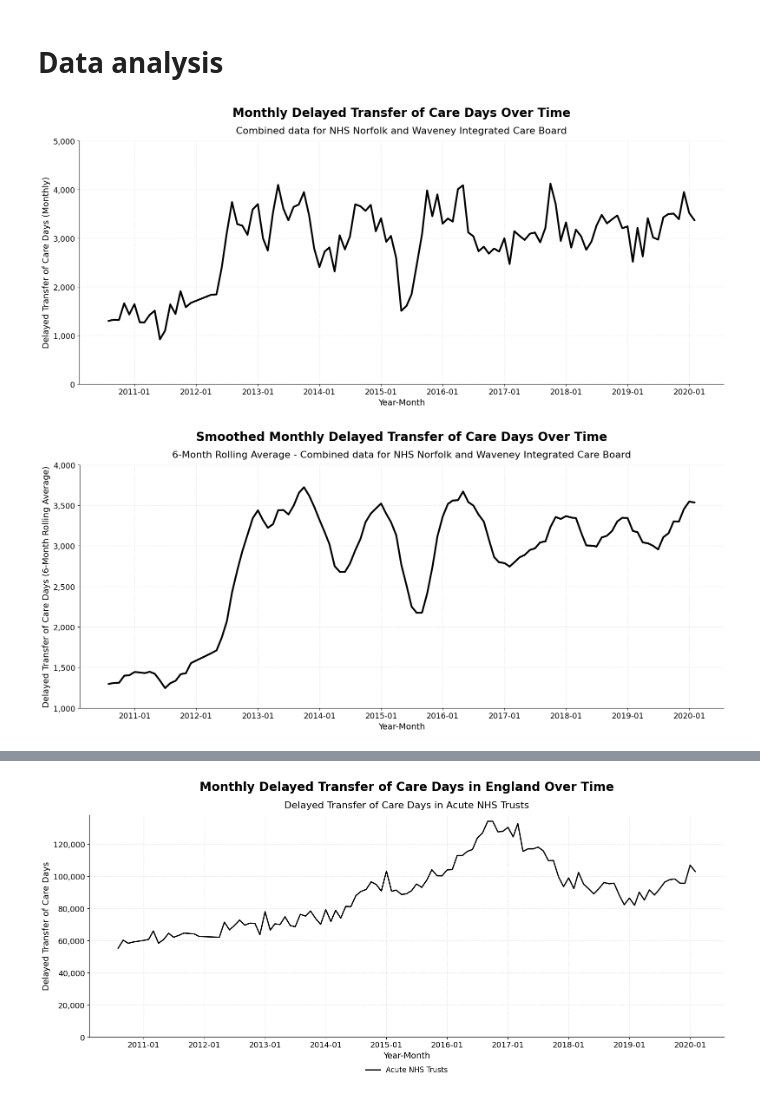
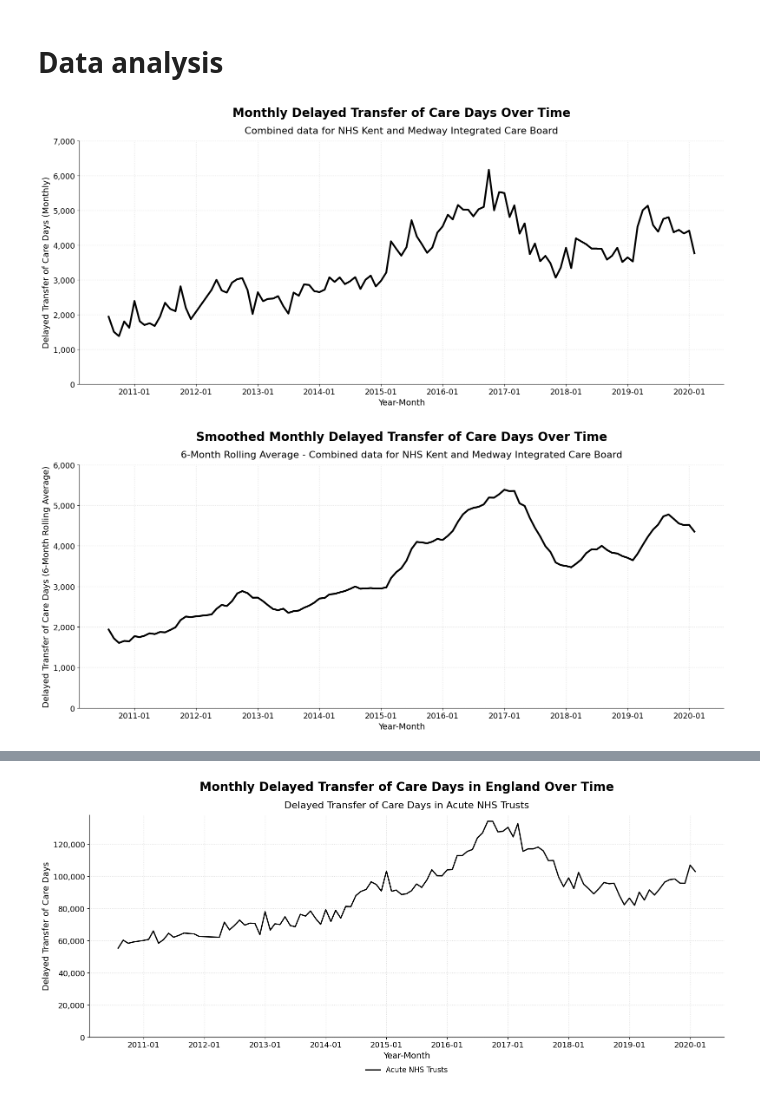
Before and after one commit to pereirajose3/nhs-kent-medway-delay-transfer-of-care-analysis, a Jupyter notebook: delayed_transfers_of_care_analysis.ipynb, the cells around one changed output, grey strips where cells are left out. Drawn from its saved outputs; the diff is of its cells as text; code cells hidden in the pictures.

```diff
--- a/delayed_transfers_of_care_analysis.ipynb
+++ b/delayed_transfers_of_care_analysis.ipynb
@@ -1,10 +1,10 @@
 # %%
 import os
 
-plot_save_path="C:\\Users\\e410675\\OneDrive - London South Bank University\\Desktop\\Plots"
+#plot_save_path="C:\\Users\\e410675\\OneDrive - London South Bank University\\Desktop\\Plots"
 
 
-#plot_save_path="C:\\Users\\Jose Luis\\Desktop"
+plot_save_path="C:\\Users\\Jose Luis\\Desktop"
 # %%
 import pandas as pd
 
@@ -60,11 +57,13 @@ import os
 
 # === Parameters ===
 target_organisations = [
-    "James Paget University Hospitals NHS Foundation Trust",
-    "Norfolk And Norwich University Hospitals NHS Foundation Trust",
-    "The Queen Elizabeth Hospital, King's Lynn, NHS Foundation Trust",
-    "Norfolk Community Health And Care NHS Trust",
-    "Norfolk And Suffolk NHS Foundation Trust"
+    "Dartford And Gravesham NHS Trust",
+    "East Kent Hospitals University NHS Foundation Trust",
+    "Maidstone And Tunbridge Wells NHS Trust",
+    "Medway NHS Foundation Trust",
+    "Medway Community Healthcare",
+    "Kent Community Health NHS Foundation Trust"
+
 ]
 
 # === Filter and prepare data ===
@@ -95,7 +94,7 @@ ax.plot(
 
 # === Y-axis ===
 ax.set_ylabel("Delayed Transfer of Care Days (Monthly)", fontsize=14)
-ax.set_ylim(0, 5000)
+ax.set_ylim(0, 7000)
 ax.yaxis.set_major_formatter(ticker.FuncFormatter(lambda x, _: f"{int(x):,}"))
 ax.tick_params(axis='y', labelsize=13)
 
@@ -104,35 +103,35 @@ ax.set_xlabel("Year-Month", fontsize=14)
 ax.xaxis.set_major_formatter(mdates.DateFormatter("%Y-%m"))
 ax.tick_params(axis='x', rotation=0, labelsize=13)
 
 # === Titles ===
 ax.set_title(
     "Monthly Delayed Transfer of Care Days Over Time",
     fontsize=20,
     pad=40,
     weight='bold',
     loc='center'
 )
 ax.text(
     0.5, 1.03,
-    "Combined data for NHS Norfolk and Waveney Integrated Care Board",
+    "Combined data for NHS Kent and Medway Integrated Care Board",
     fontsize=16,
     ha='center',
     transform=ax.transAxes
 )
 
 # === Style ===
 ax.grid(True, linestyle=':', linewidth=1, color='lightgrey', alpha=0.8)
 ax.spines['top'].set_visible(False)
 ax.spines['right'].set_visible(False)
 
 # === Final Layout ===
 plt.tight_layout(rect=[0, 0.1, 1, 1])
 
 # === Save & Show ===
 plt.savefig(os.path.join(plot_save_path, "A5-delayed_transfer_of_care_days_total_only_monthly.png"), bbox_inches='tight', dpi=300)
 plt.show()
 # %% [output]
-[figure, old version]
+[figure, new version]
 # %%
 import matplotlib.pyplot as plt
 import matplotlib.ticker as ticker
@@ -142,11 +141,12 @@ import os
 
 # === Parameters ===
 target_organisations = [
-    "James Paget University Hospitals NHS Foundation Trust",
-    "Norfolk And Norwich University Hospitals NHS Foundation Trust",
-    "The Queen Elizabeth Hospital, King's Lynn, NHS Foundation Trust",
-    "Norfolk Community Health And Care NHS Trust",
-    "Norfolk And Suffolk NHS Foundation Trust"
+     "Dartford And Gravesham NHS Trust",
+    "East Kent Hospitals University NHS Foundation Trust",
+    "Maidstone And Tunbridge Wells NHS Trust",
+    "Medway NHS Foundation Trust",
+    "Medway Community Healthcare",
+    "Kent Community Health NHS Foundation Trust"
 ]
 
 # === Filter and prepare data ===
@@ -178,7 +178,7 @@ ax.plot(
 
 # === Y-axis ===
 ax.set_ylabel("Delayed Transfer of Care Days (6-Month Rolling Average)", fontsize=14)
-ax.set_ylim(1000, 4000)  # <<< Set fixed Y-axis limits
+ax.set_ylim(0000, 6000)  # <<< Set fixed Y-axis limits
 ax.yaxis.set_major_formatter(ticker.FuncFormatter(lambda x, _: f"{int(x):,}"))
 ax.tick_params(axis='y', labelsize=13)
 
@@ -197,7 +197,7 @@ ax.set_title(
 )
 ax.text(
     0.5, 1.03,
-    "6-Month Rolling Average - Combined data for NHS Norfolk and Waveney Integrated Care Board",
+    "6-Month Rolling Average - Combined data for NHS Kent and Medway Integrated Care Board",
     fontsize=16,
     ha='center',
     transform=ax.transAxes
@@ -215,4 +215,4 @@ plt.tight_layout(rect=[0, 0.1, 1, 1])
 plt.savefig(os.path.join(plot_save_path, "A6-delayed_transfer_of_care_days_total_only_6m_fixed_ylim.png"), bbox_inches='tight', dpi=300)
 plt.show()
 # %% [output]
-[figure, old version]
+[figure, new version]
```
Also changed, not shown: parts of 9 cells of this notebook.
